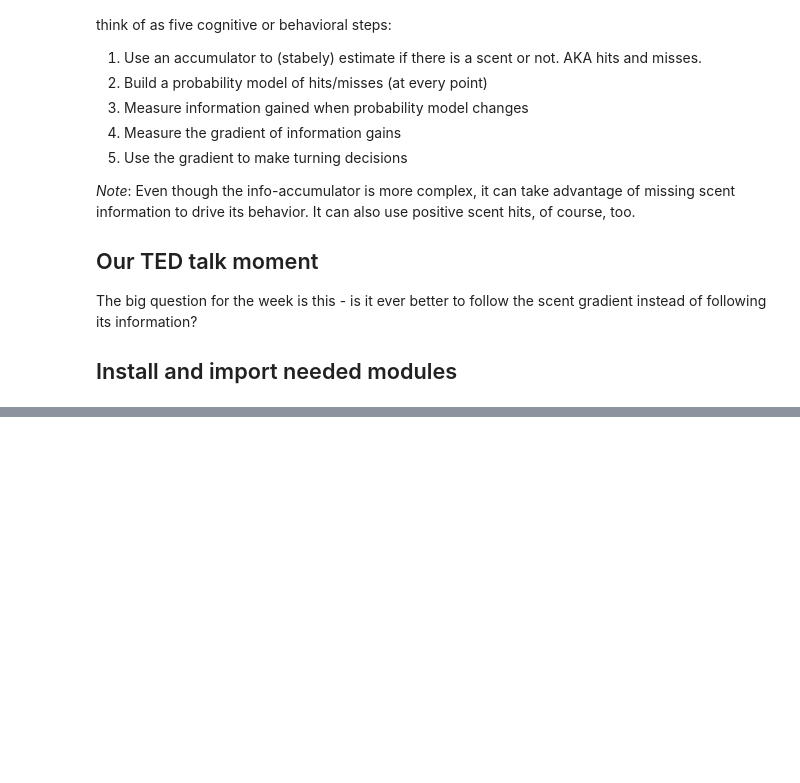
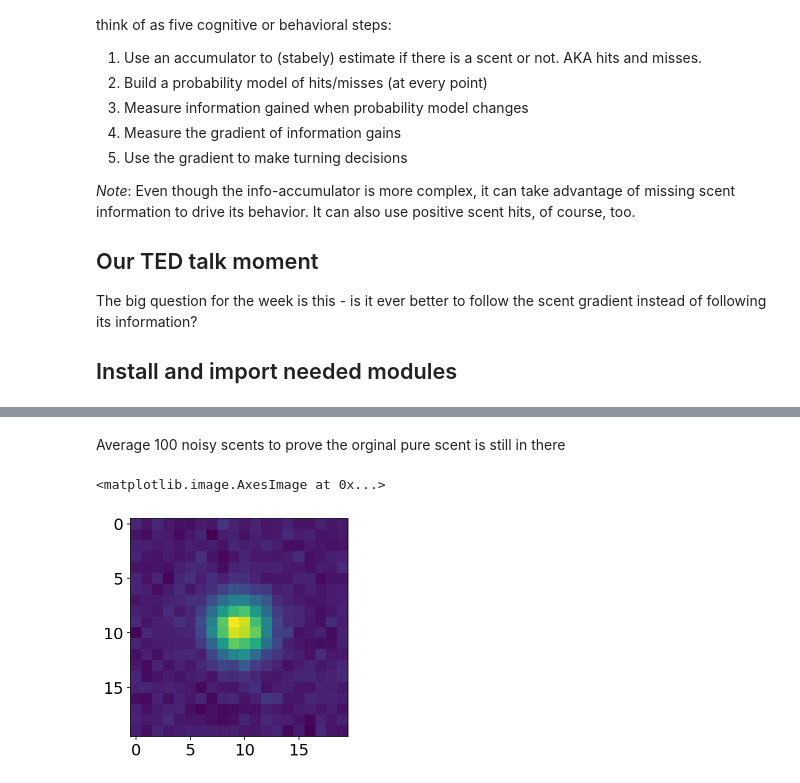
Before and after one commit to parenthetical-e/explorations-book, a Jupyter notebook: book/oh-info.ipynb, the cells around one changed output, grey strips where cells are left out. Drawn from its saved outputs; the diff is of its cells as text; code cells hidden in the pictures; blank space fills up the shorter version.

```diff
--- a/book/oh-info.ipynb
+++ b/book/oh-info.ipynb
@@ -121,0 +152,19 @@ plt.rcParams["font.size"] = "16"
+# %% [markdown]
+Average 100 noisy scents to prove the orginal pure scent is still in there
+# %%
+amplitude = 1
+noise_sigma = 0.5
+num_samples = 100
+
+scents = []
+for _ in range(num_samples):
+    coord, scent = create_grid_scent_patches(target_boundary, p=1.0, amplitude=1, sigma=2)
+    scent = add_noise(scent, noise_sigma)
+    scents.append(deepcopy(scent))
+
+scent = np.sum(scents, axis=0)
+
+plt.imshow(scent, interpolation=None)
+# %% [output]
+<matplotlib.image.AxesImage at 0x...>
+[figure, added]
```
Also changed, not shown: parts of 57 cells of this notebook.
